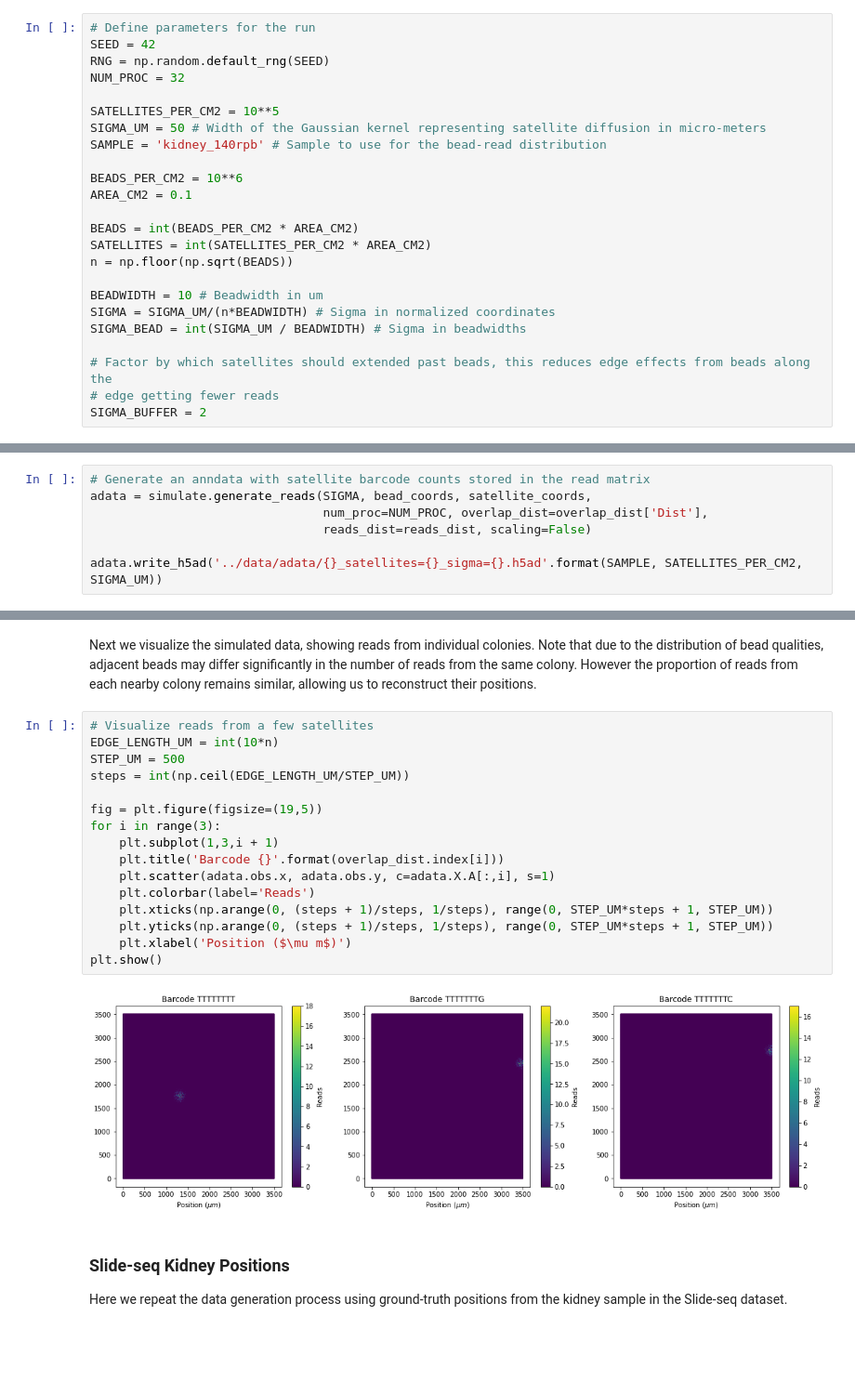
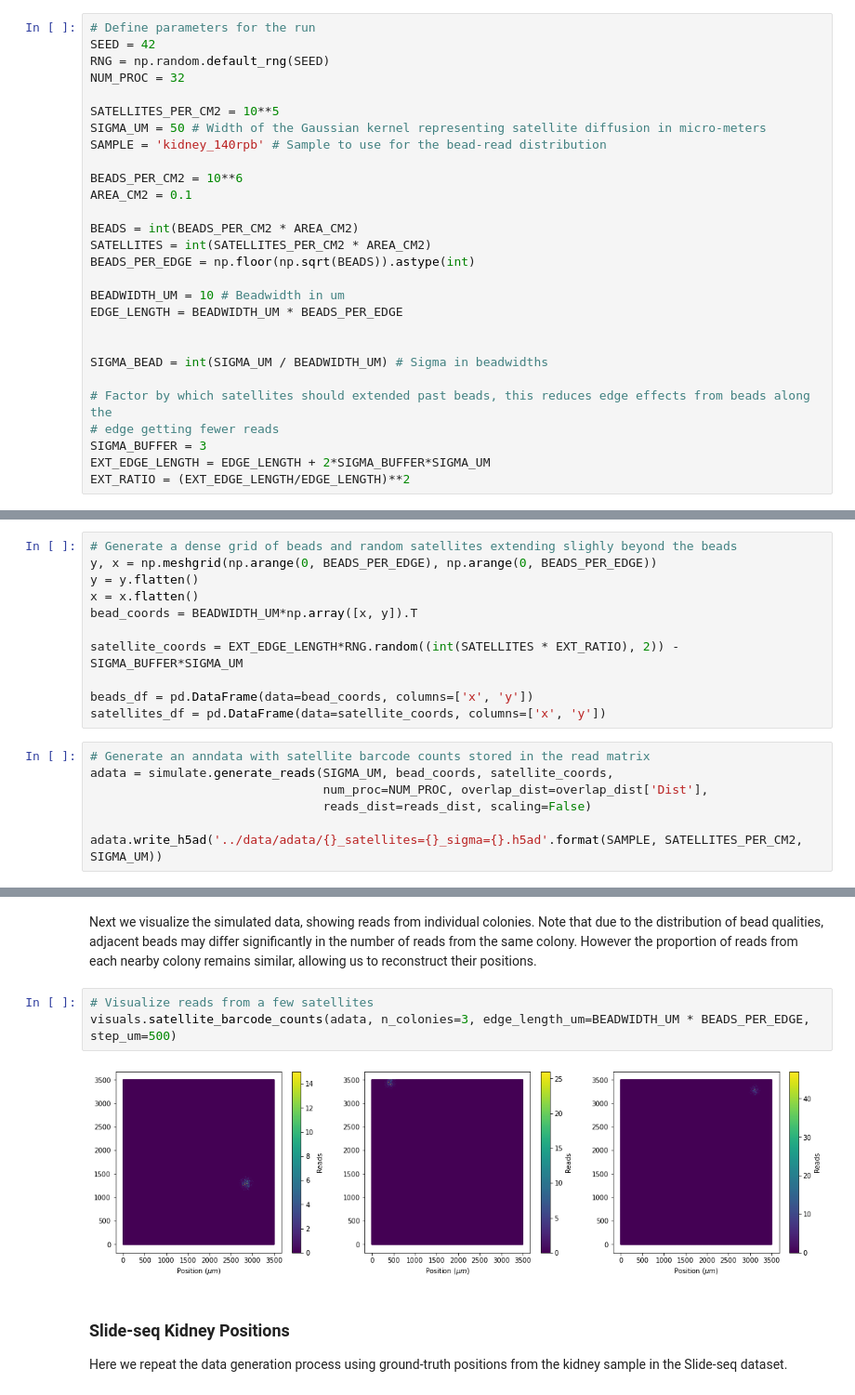
Before and after one commit to schiebingerlab/DNA-GPS, a Jupyter notebook: notebooks/Notebook-1-data-generation.ipynb, the cells around one changed output, grey strips where cells are left out. Shown: that part at 93% size. Cells and saved outputs as stored; diff of their text form; blank space fills up the shorter version.

```diff
--- a/notebooks/Notebook-1-data-generation.ipynb
+++ b/notebooks/Notebook-1-data-generation.ipynb
@@ -31,15 +31,19 @@ AREA_CM2 = 0.1
 
 BEADS = int(BEADS_PER_CM2 * AREA_CM2)
 SATELLITES = int(SATELLITES_PER_CM2 * AREA_CM2)
-n = np.floor(np.sqrt(BEADS))
+BEADS_PER_EDGE = np.floor(np.sqrt(BEADS)).astype(int)
 
-BEADWIDTH = 10 # Beadwidth in um
-SIGMA = SIGMA_UM/(n*BEADWIDTH) # Sigma in normalized coordinates
-SIGMA_BEAD = int(SIGMA_UM / BEADWIDTH) # Sigma in beadwidths
+BEADWIDTH_UM = 10 # Beadwidth in um
+EDGE_LENGTH = BEADWIDTH_UM * BEADS_PER_EDGE
+
+
+SIGMA_BEAD = int(SIGMA_UM / BEADWIDTH_UM) # Sigma in beadwidths
 
 # Factor by which satellites should extended past beads, this reduces edge effects from beads along the
 # edge getting fewer reads
-SIGMA_BUFFER = 2
+SIGMA_BUFFER = 3
+EXT_EDGE_LENGTH = EDGE_LENGTH + 2*SIGMA_BUFFER*SIGMA_UM
+EXT_RATIO = (EXT_EDGE_LENGTH/EDGE_LENGTH)**2
 # %%
 # Load the bead-quality and barcode overlap distributions
 reads_dist = pd.read_csv('../data/bead-quality-distributions/{}.csv'.format(SAMPLE), index_col=0)
@@ -60,6 +54,17 @@ satellites_df = pd.DataFrame(data=satellite_coords, columns=['x', 'y'])
+# %%
+# Generate a dense grid of beads and random satellites extending slighly beyond the beads
+y, x = np.meshgrid(np.arange(0, BEADS_PER_EDGE), np.arange(0, BEADS_PER_EDGE))
+y = y.flatten()
+x = x.flatten()
+bead_coords = BEADWIDTH_UM*np.array([x, y]).T
+
+satellite_coords = EXT_EDGE_LENGTH*RNG.random((int(SATELLITES * EXT_RATIO), 2)) - SIGMA_BUFFER*SIGMA_UM
+
+beads_df = pd.DataFrame(data=bead_coords, columns=['x', 'y'])
+satellites_df = pd.DataFrame(data=satellite_coords, columns=['x', 'y'])
 # %%
 # Generate an anndata with satellite barcode counts stored in the read matrix
-adata = simulate.generate_reads(SIGMA, bead_coords, satellite_coords,
+adata = simulate.generate_reads(SIGMA_UM, bead_coords, satellite_coords,
                                 num_proc=NUM_PROC, overlap_dist=overlap_dist['Dist'],
                                 reads_dist=reads_dist, scaling=False)
 
@@ -71,22 +76,9 @@ Matrix build time: 12.426234722137451
 Next we visualize the simulated data, showing reads from individual colonies. Note that due to the distribution of bead qualities, adjacent beads may differ significantly in the number of reads from the same colony. However the proportion of reads from each nearby colony remains similar, allowing us to reconstruct their positions.
 # %%
 # Visualize reads from a few satellites
-EDGE_LENGTH_UM = int(10*n)
-STEP_UM = 500
-steps = int(np.ceil(EDGE_LENGTH_UM/STEP_UM))
-
-fig = plt.figure(figsize=(19,5))
-for i in range(3):
-    plt.subplot(1,3,i + 1)
-    plt.title('Barcode {}'.format(overlap_dist.index[i]))
-    plt.scatter(adata.obs.x, adata.obs.y, c=adata.X.A[:,i], s=1)
-    plt.colorbar(label='Reads')
-    plt.xticks(np.arange(0, (steps + 1)/steps, 1/steps), range(0, STEP_UM*steps + 1, STEP_UM))
-    plt.yticks(np.arange(0, (steps + 1)/steps, 1/steps), range(0, STEP_UM*steps + 1, STEP_UM))
-    plt.xlabel('Position ($\mu m$)')
-plt.show()
+visuals.satellite_barcode_counts(adata, n_colonies=3, edge_length_um=BEADWIDTH_UM * BEADS_PER_EDGE, step_um=500)
 # %% [output]
-[figure, old version]
+[figure, new version]
 # %% [markdown]
 ### Slide-seq Kidney Positions
 
```
Also changed, not shown: parts of 10 cells of this notebook, 5 other files.
